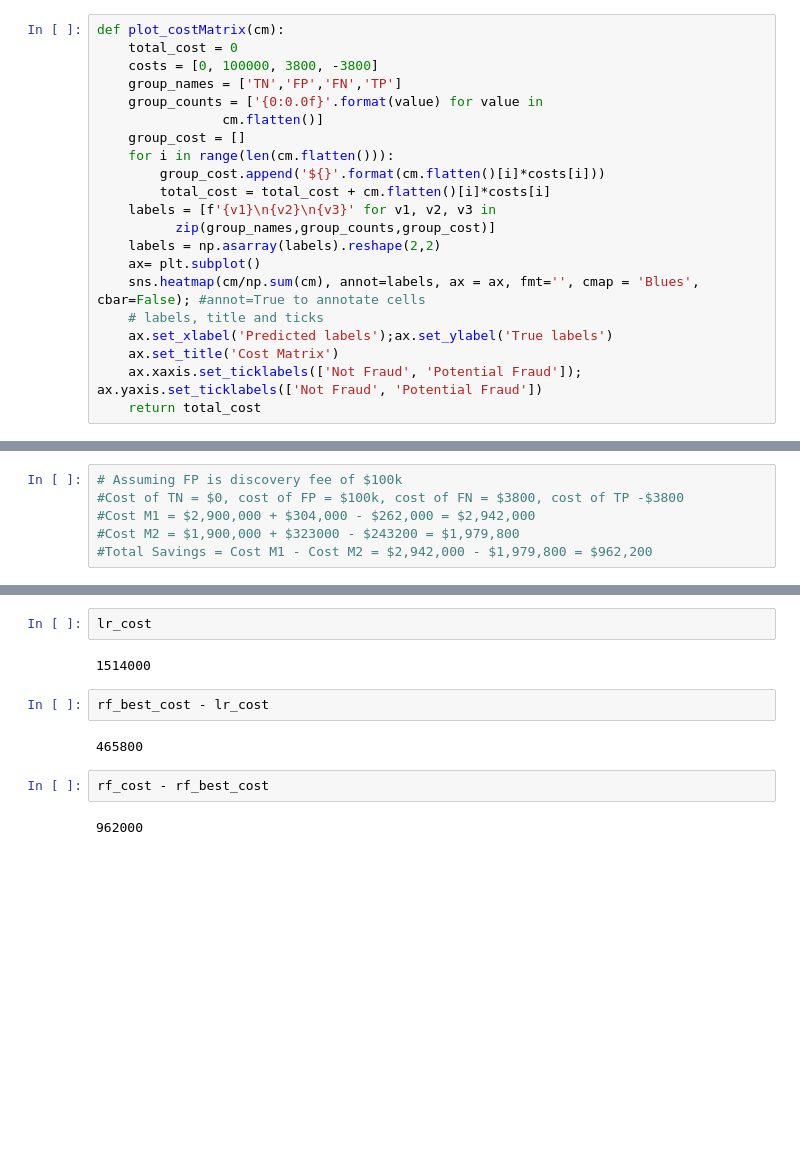
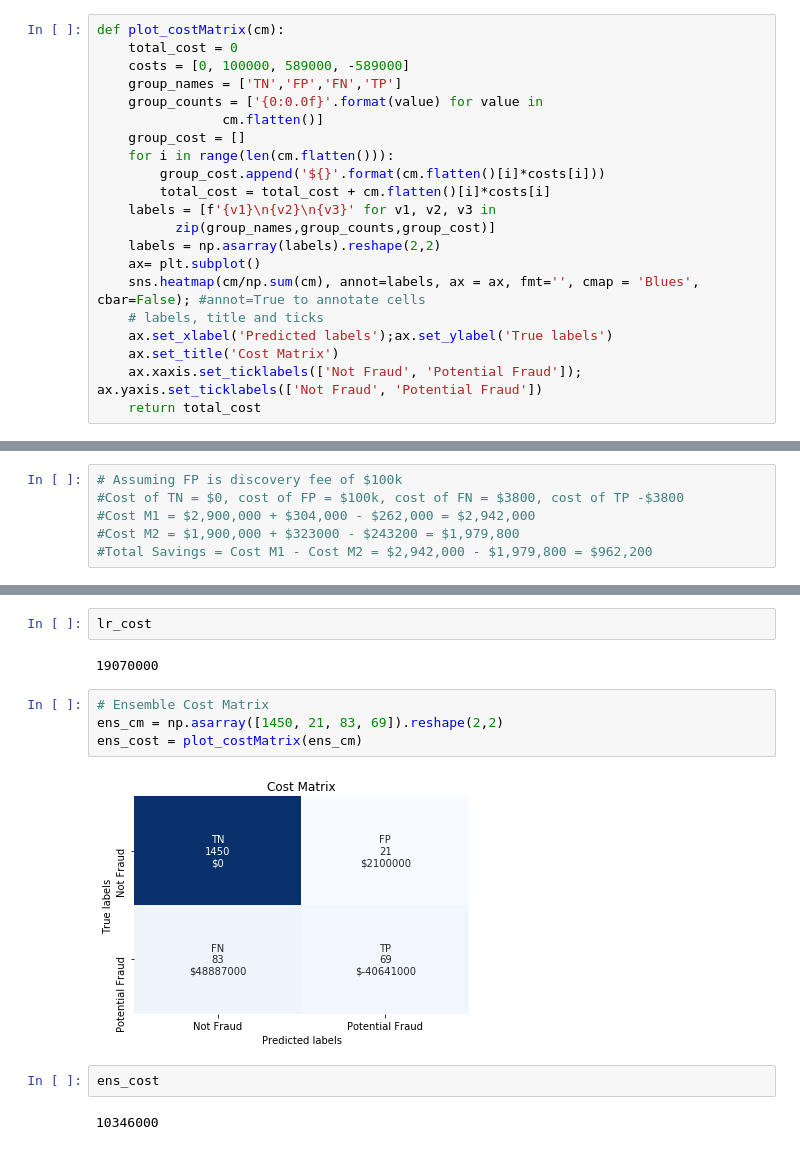
Before and after one commit to kristinteves/Healthcare_Fraud, a Jupyter notebook: Van/HealthcareFraud_RandomForest_Final.ipynb, the cells around one changed output, grey strips where cells are left out. Saved outputs shown, nothing was run; the diff lists cells and outputs as text; blank space fills up the shorter version.

Commit message:
Updated cost matrix

```diff
--- a/Van/HealthcareFraud_RandomForest_Final.ipynb
+++ b/Van/HealthcareFraud_RandomForest_Final.ipynb
@@ -781,7 +803,7 @@ Best precision score achieved with the following model:
 # %%
 def plot_costMatrix(cm):
     total_cost = 0
-    costs = [0, 100000, 3800, -3800]
+    costs = [0, 100000, 589000, -589000]
     group_names = ['TN','FP','FN','TP']
     group_counts = ['{0:0.0f}'.format(value) for value in
                 cm.flatten()]
@@ -856,12 +864,14 @@ lr_cost = plot_costMatrix(lr_cm)
 # %%
 lr_cost
 # %% [output]
-1514000
+19070000
-# %%
-rf_best_cost - lr_cost
-# %% [output]
-465800
-# %%
-rf_cost - rf_best_cost
-# %% [output]
-962000
+# %%
+# Ensemble Cost Matrix
+ens_cm = np.asarray([1450, 21, 83, 69]).reshape(2,2)
+ens_cost = plot_costMatrix(ens_cm)
+# %% [output]
+[figure, added]
+# %%
+ens_cost
+# %% [output]
+10346000
```
Also changed, not shown: parts of 11 cells of this notebook.
